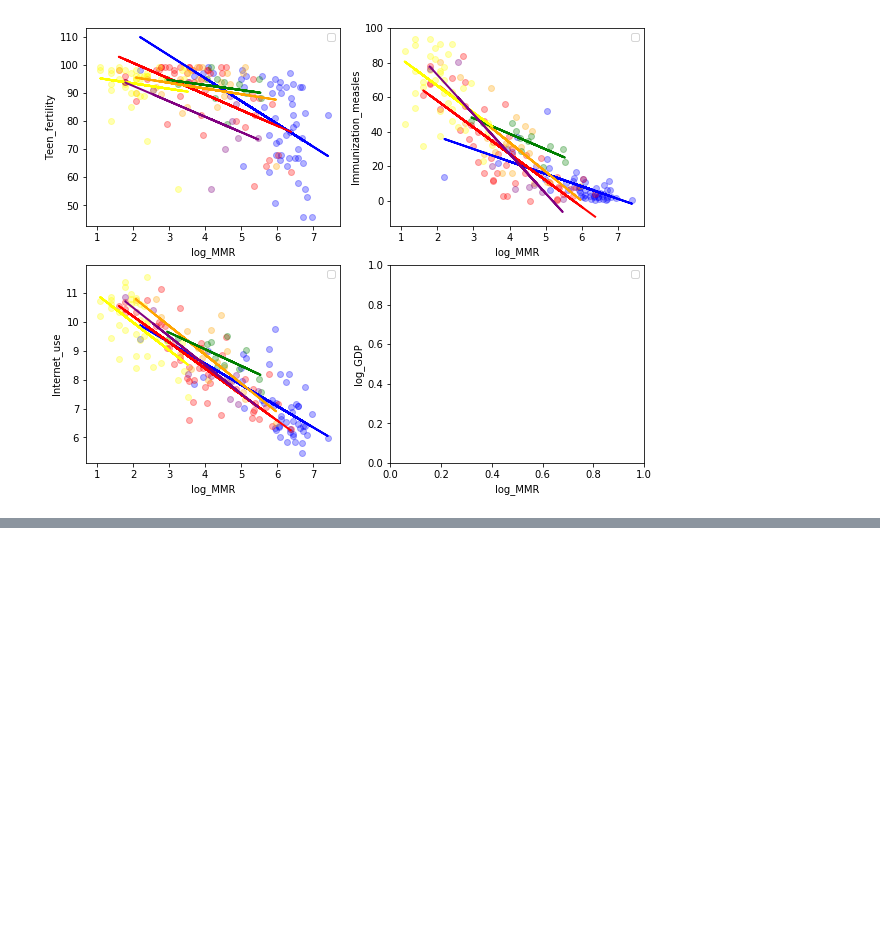
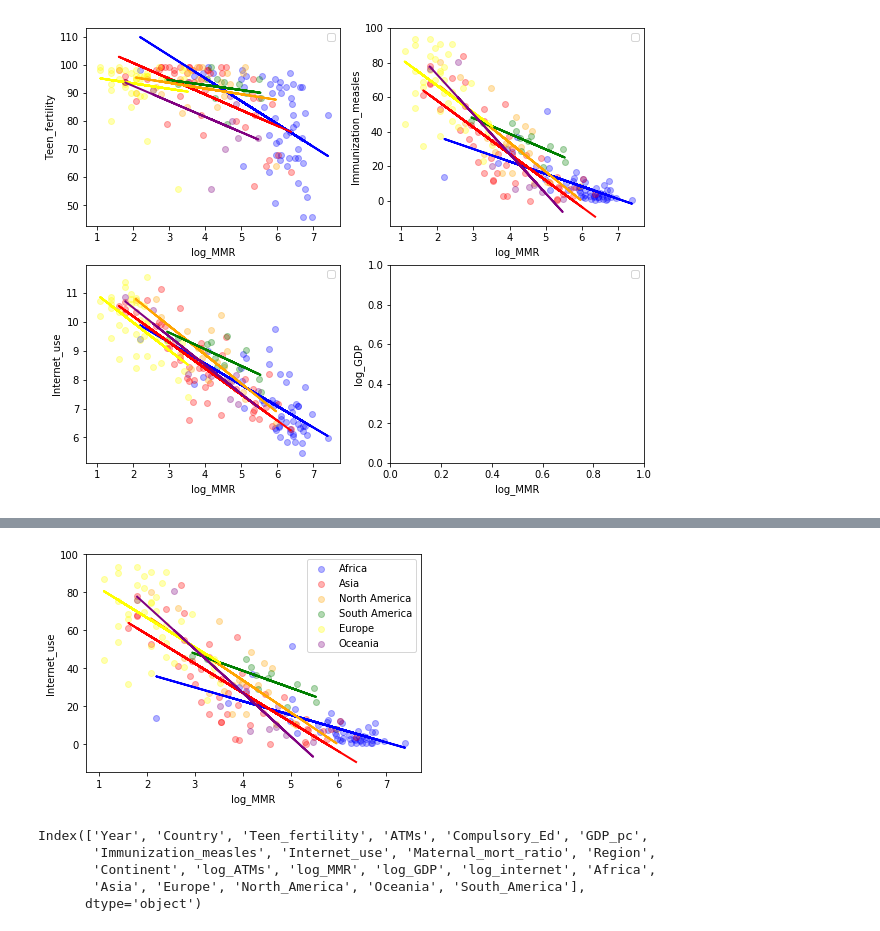
Before and after one commit to MsJacksonIYN/Maternal_Mortality, a Jupyter notebook: Mod_2_Project_ModeledRatio.ipynb, the cells around one changed output, grey strips where cells are left out. Saved outputs shown, nothing was run; the diff lists cells and outputs as text; code cells hidden in the pictures; blank space fills up the shorter version.

```diff
--- a/Mod_2_Project_ModeledRatio.ipynb
+++ b/Mod_2_Project_ModeledRatio.ipynb
@@ -1407,0 +1516,44 @@ No handles with labels found to put in legend.
+# %%
+var = 'Internet_use'
+
+regression_1.fit(lmmr_africa, td_africa[var])
+regression_2.fit(lmmr_asia, td_asia[var])
+regression_3.fit(lmmr_namerica, td_namerica[var])
+regression_4.fit(lmmr_samerica, td_samerica[var])
+regression_5.fit(lmmr_europe, td_europe[var])
+regression_6.fit(lmmr_oceania, td_oceania[var])
+
+pred_1 = regression_1.predict(lmmr_africa)
+pred_2 = regression_2.predict(lmmr_asia)
+pred_3 = regression_3.predict(lmmr_namerica)
+pred_4 = regression_4.predict(lmmr_samerica)
+pred_5 = regression_5.predict(lmmr_europe)
+pred_6 = regression_6.predict(lmmr_oceania)
+
+plt.scatter(lmmr_africa, td_africa[var],  color='blue', alpha = 0.3, label = "Africa")
+plt.scatter(lmmr_asia, td_asia[var],  color='red', alpha = 0.3, label = "Asia")
+plt.scatter(lmmr_namerica, td_namerica[var],  color='orange', alpha = 0.3, label = "North America")
+plt.scatter(lmmr_samerica, td_samerica[var],  color='green', alpha = 0.3, label = "South America")
+plt.scatter(lmmr_europe, td_europe[var],  color='yellow', alpha = 0.3, label = "Europe")
+plt.scatter(lmmr_oceania, td_oceania[var],  color='purple', alpha = 0.3, label = "Oceania")
+
+plt.plot(lmmr_africa, pred_1,  color='blue', linewidth=2)
+plt.plot(lmmr_asia, pred_2,  color='red', linewidth=2)
+plt.plot(lmmr_namerica, pred_3,  color='orange', linewidth=2)
+plt.plot(lmmr_samerica, pred_4,  color='green', linewidth=2)
+plt.plot(lmmr_europe, pred_5,  color='yellow', linewidth=2)
+plt.plot(lmmr_oceania, pred_6,  color='purple', linewidth=2)
+# plt.subplot(2,2,i)
+plt.ylabel(var)
+plt.xlabel("log_MMR")
+plt.legend();
+# %% [output]
+[figure, added]
+# %%
+df_dummies.columns
+# %% [output]
+Index(['Year', 'Country', 'Teen_fertility', 'ATMs', 'Compulsory_Ed', 'GDP_pc',
+       'Immunization_measles', 'Internet_use', 'Maternal_mort_ratio', 'Region',
+       'Continent', 'log_ATMs', 'log_MMR', 'log_GDP', 'log_internet', 'Africa',
+       'Asia', 'Europe', 'North_America', 'Oceania', 'South_America'],
+      dtype='object')
```
Also changed, not shown: parts of 9 cells of this notebook.
